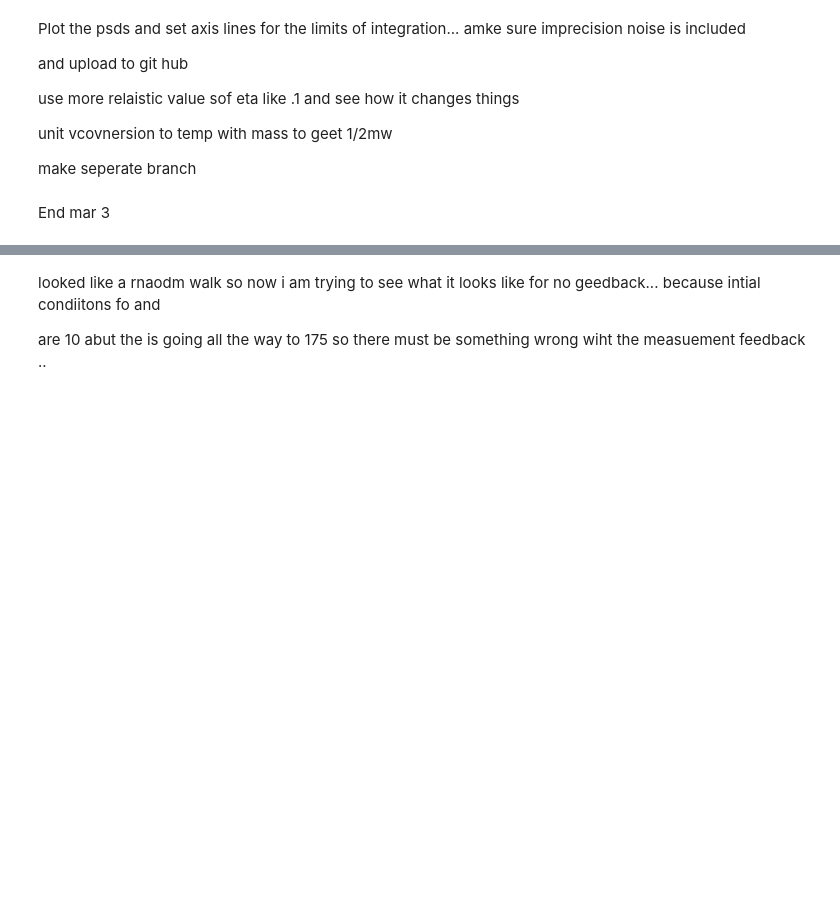
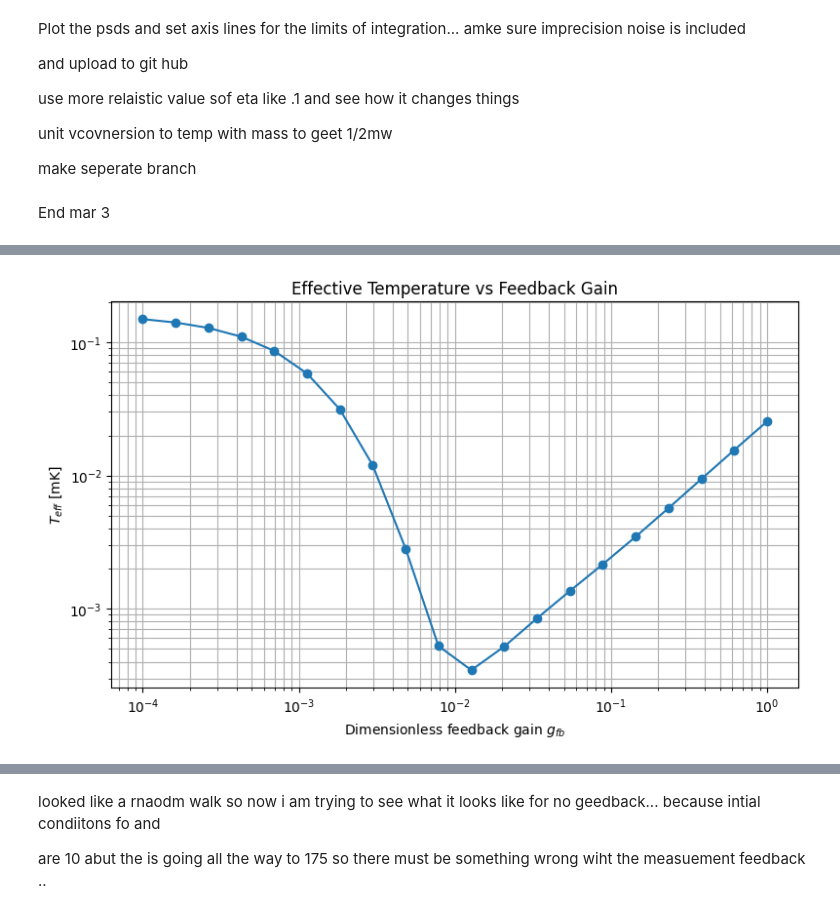
Before and after one commit to madelynrahimi/QuIPS, a Jupyter notebook: Quips2026spring.ipynb, the cells around one changed output, grey strips where cells are left out. Cells and saved outputs as stored; diff of their text form; code cells hidden in the pictures; blank space fills up the shorter version.

```diff
--- a/Quips2026spring.ipynb
+++ b/Quips2026spring.ipynb
@@ -820,12 +822,12 @@ for g_fb in gammas:
     fs = 1.0 / dt
     f, Pxx = welch(X_traj, fs=fs, nperseg=len(X_traj) // 4)
     var_x = simps(Pxx, f)
-    T_list.append(var_x * T0 * 1e3)
+    T_list.append(var_x * T0)
 
 
 omega_m = 2 * np.pi * 55e3
 gamma_FB = gammas * omega_m
-g_pap = gamma_FB / (2 * np.pi) * 1e3  # kHz
+g_pap = gamma_FB / (2 * np.pi) # kHz
 
 plt.figure(figsize=(8, 5))
 plt.loglog(g_pap, T_list, 'o-')
@@ -982,0 +987,81 @@ End mar 3
+# %%
+import numpy as np
+from scipy.integrate import simps
+import matplotlib.pyplot as plt
+from numba import njit
+
+eta = 1.0
+kappa = 1e-3
+window = 20
+n_steps = int(2.5e6)
+dt_prime = 0.0005
+omega0 = 55e3
+hbar = 6.62607015e-34 / (2 * np.pi)
+kB = 1.380649e-23
+T0 = hbar * omega0 / kB  # ℏω/kB in Kelvin
+
+@njit
+def simulate_trajectory(g_fb, dW_all, n_steps, dt_prime, eta, kappa, window):
+    X = 20.0
+    P = 20.0
+    VX = 1.0
+    VP = 1.0
+    CXP = 0.0
+
+    X_traj = np.zeros(n_steps)
+    VX_traj = np.zeros(n_steps)  # track conditional variance
+    alpha_s_history = np.zeros(n_steps + 1)
+    root_term = np.sqrt(8.0 * eta * kappa)
+    x_c = 0.0
+
+    for i in range(n_steps):
+        dW = dW_all[i]
+
+        X += P * dt_prime + root_term * VX * dW
+
+        alpha_s = X + dW / (root_term * dt_prime) if (root_term * dt_prime) != 0.0 else X
+        alpha_s_history[i + 1] = alpha_s
+
+        if i > window:
+            adot = (alpha_s_history[i] - alpha_s_history[i - window]) / (window * dt_prime)
+            x_c = -g_fb * adot
+
+        P   += -(X - x_c) * dt_prime + root_term * CXP * dW
+        VX  += (2.0 * CXP - 8.0 * eta * kappa * VX**2) * dt_prime
+        VP  += (-2.0 * CXP + 2.0 * kappa - 8.0 * eta * kappa * CXP**2) * dt_prime
+        CXP += (VP - VX - 8.0 * eta * kappa * VX * CXP) * dt_prime
+
+        X_traj[i] = X
+        VX_traj[i] = VX  # store conditional variance
+
+    return X_traj, VX_traj
+
+
+# Simulate multiple feedback gains
+gammas = np.logspace(-4, 0, 20)
+dW_all = np.random.randn(n_steps) * np.sqrt(dt_prime)
+T_list_beam = []
+
+for g_fb in gammas:
+    X_traj, VX_traj = simulate_trajectory(g_fb, dW_all, n_steps, dt_prime, eta, kappa, window)
+
+    half = n_steps // 2  # discard first half until reaches stead state
+
+    #<X^2> = X(t)^2 + VX
+    var_total = np.mean(X_traj[half:]**2 + VX_traj[half:])
+
+    # T_eff in mK
+    T_mK = var_total * T0 * 1e3
+    T_list_beam.append(T_mK)
+
+
+plt.figure(figsize=(8, 5))
+plt.loglog(gammas, T_list_beam, 'o-')
+plt.xlabel("Dimensionless feedback gain $g_{fb}$")
+plt.ylabel("$T_{eff}$ [mK]")
+plt.title("Effective Temperature vs Feedback Gain")
+plt.grid(True, which='both')
+plt.tight_layout()
+plt.show()
+# %% [output]
+[figure, added]
```
Also changed, not shown: parts of 30 cells of this notebook.
